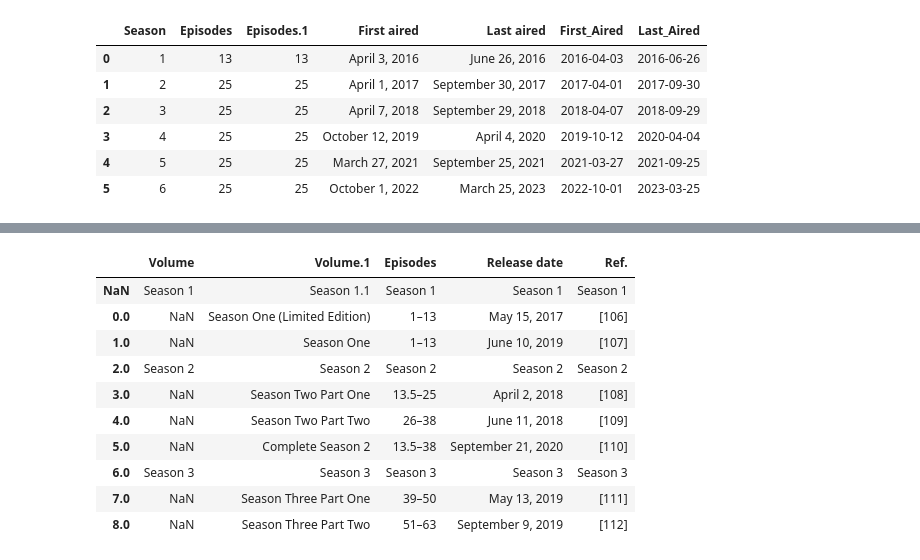
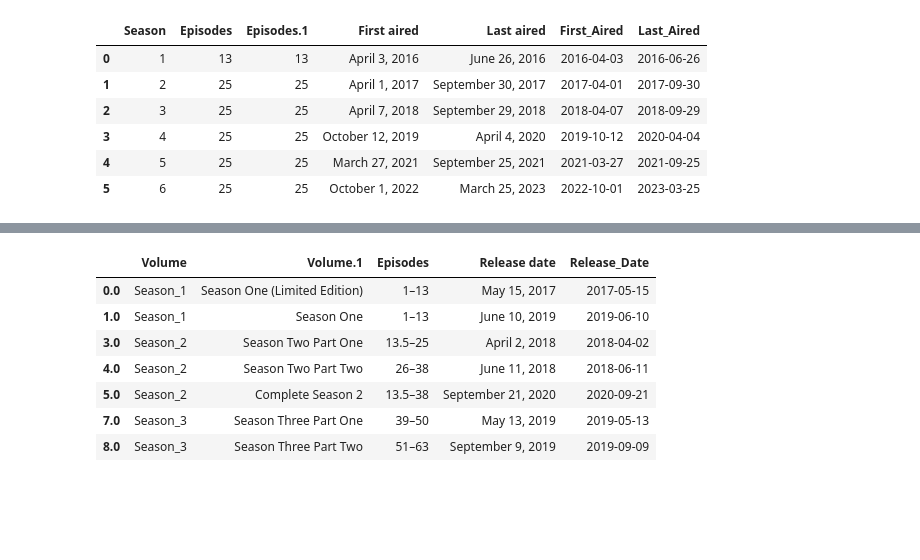
Before and after one commit to irwinjacky/AnimeShips, a Jupyter notebook: Anime_Clean.ipynb, the cells around one changed output, grey strips where cells are left out. Saved outputs shown, nothing was run; the diff lists cells and outputs as text; code cells hidden in the pictures; blank space fills up the shorter version.

```diff
--- a/Anime_Clean.ipynb
+++ b/Anime_Clean.ipynb
@@ -315,17 +398,38 @@ Fun_crunch_NA
 # %%
 UP_UK.head(20)
 
 UP_UK = UP_UK.loc[:, ~UP_UK.columns.str.contains('^Unnamed')]
 UP_UK
+
+
+UP_UK.loc[0:1,'Volume']='Season_1'
+UP_UK
+UP_UK.loc[3:5,'Volume']='Season_2'
+UP_UK
+UP_UK.loc[7:8,'Volume']='Season_3'
+UP_UK
+
+
+UP = UP_UK.drop(UP_UK.index[0])
+UP
+UK= UP.drop(UP.index[2])
+UK
+UK_UP = UK.drop(UK.index[5])
+UK_UP
+
+
+
+UK_UP["Release_Date"] = pd.to_datetime(UK_UP["Release date"])
+UK_UP
+
+Up_Uk = UK_UP.drop(columns=['Ref.'])
+Up_Uk
 # %% [output]
-|  | Volume | Volume.1 | Episodes | Release date | Ref. |
-| NaN | Season 1 | Season 1.1 | Season 1 | Season 1 | Season 1 |
-| 0.0 | NaN | Season One (Limited Edition) | 1–13 | May 15, 2017 | [106] |
-| 1.0 | NaN | Season One | 1–13 | June 10, 2019 | [107] |
-| 2.0 | Season 2 | Season 2 | Season 2 | Season 2 | Season 2 |
-| 3.0 | NaN | Season Two Part One | 13.5–25 | April 2, 2018 | [108] |
-| 4.0 | NaN | Season Two Part Two | 26–38 | June 11, 2018 | [109] |
-| 5.0 | NaN | Complete Season 2 | 13.5–38 | September 21, 2020 | [110] |
-| 6.0 | Season 3 | Season 3 | Season 3 | Season 3 | Season 3 |
-| 7.0 | NaN | Season Three Part One | 39–50 | May 13, 2019 | [111] |
-| 8.0 | NaN | Season Three Part Two | 51–63 | September 9, 2019 | [112] |
+|  | Volume | Volume.1 | Episodes | Release date | Release_Date |
+| 0.0 | Season_1 | Season One (Limited Edition) | 1–13 | May 15, 2017 | 2017-05-15 |
+| 1.0 | Season_1 | Season One | 1–13 | June 10, 2019 | 2019-06-10 |
+| 3.0 | Season_2 | Season Two Part One | 13.5–25 | April 2, 2018 | 2018-04-02 |
+| 4.0 | Season_2 | Season Two Part Two | 26–38 | June 11, 2018 | 2018-06-11 |
+| 5.0 | Season_2 | Complete Season 2 | 13.5–38 | September 21, 2020 | 2020-09-21 |
+| 7.0 | Season_3 | Season Three Part One | 39–50 | May 13, 2019 | 2019-05-13 |
+| 8.0 | Season_3 | Season Three Part Two | 51–63 | September 9, 2019 | 2019-09-09 |
```
Also changed, not shown: parts of 19 cells of this notebook, 12 other files.
